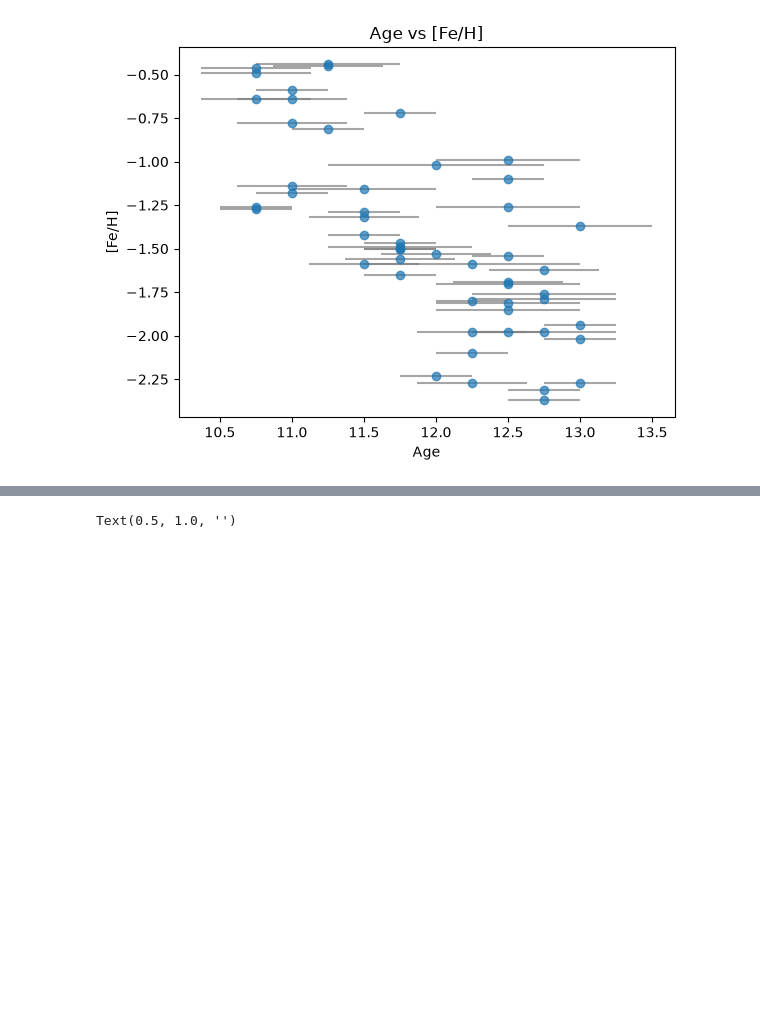
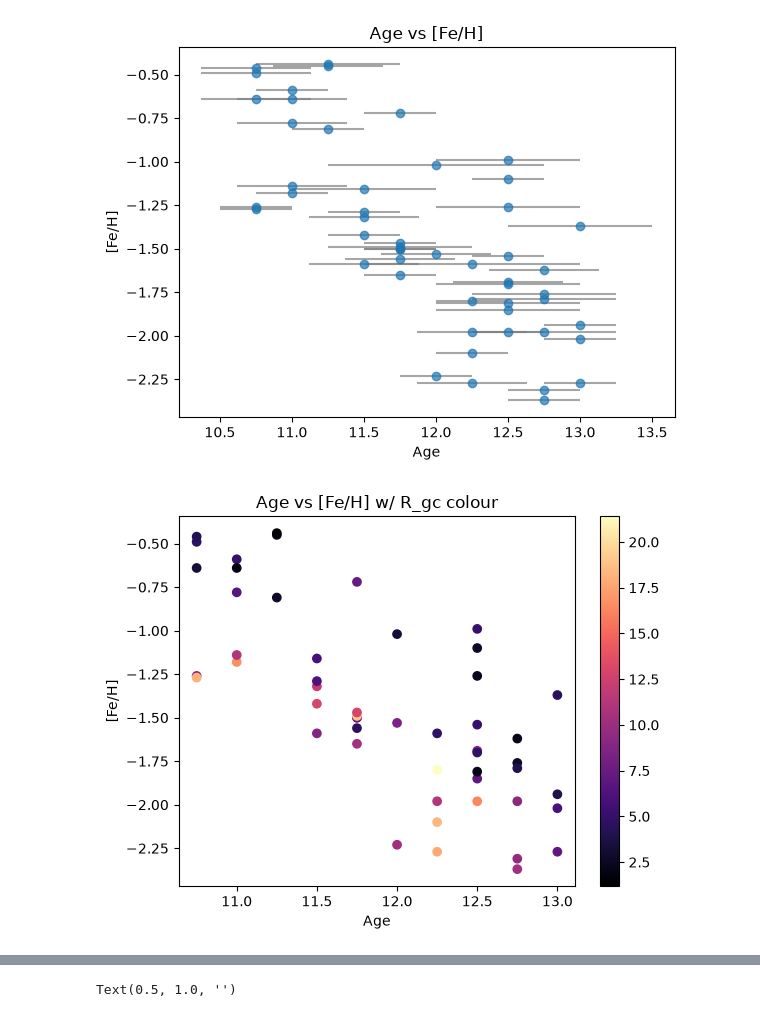
Before and after one commit to eddikebrygger/PHYS3116---Project, a Jupyter notebook: Ben_Tests.ipynb, the cells around one changed output, grey strips where cells are left out. Saved outputs shown, nothing was run; the diff lists cells and outputs as text; code cells hidden in the pictures; blank space fills up the shorter version.

```diff
--- a/Ben_Tests.ipynb
+++ b/Ben_Tests.ipynb
@@ -108,6 +126,24 @@ plt.title('Age vs [Fe/H]')
 plt.show()
 # %% [output]
 [figure]
+# %%
+#Plot Age vs Mtlc with Radius Colour
+Age_df = merged_df.dropna(subset=['Age0', '[Fe/H]', '[Fe/H]'])
+Age_df['[Fe/H]']= pd.to_numeric(Age_df['[Fe/H]'],errors='coerce')
+Age_df['R_gc']= pd.to_numeric(Age_df['R_gc'],errors='coerce')
+
+
+plt.figure()
+plt.scatter(Age_df['Age0'], Age_df['[Fe/H]'], c=Age_df["R_gc"], cmap='magma')
+plt.colorbar()
+plt.xlabel('Age')
+plt.ylabel('[Fe/H]')
+plt.title('Age vs [Fe/H] w/ R_gc colour')
+
+
+plt.show()
+# %% [output]
+[figure, added]
 # %%
 #Plot Age vs R_gc with mtlc colour
 plt.figure()
```
Also changed, not shown: parts of 8 cells of this notebook, 3 other files.
